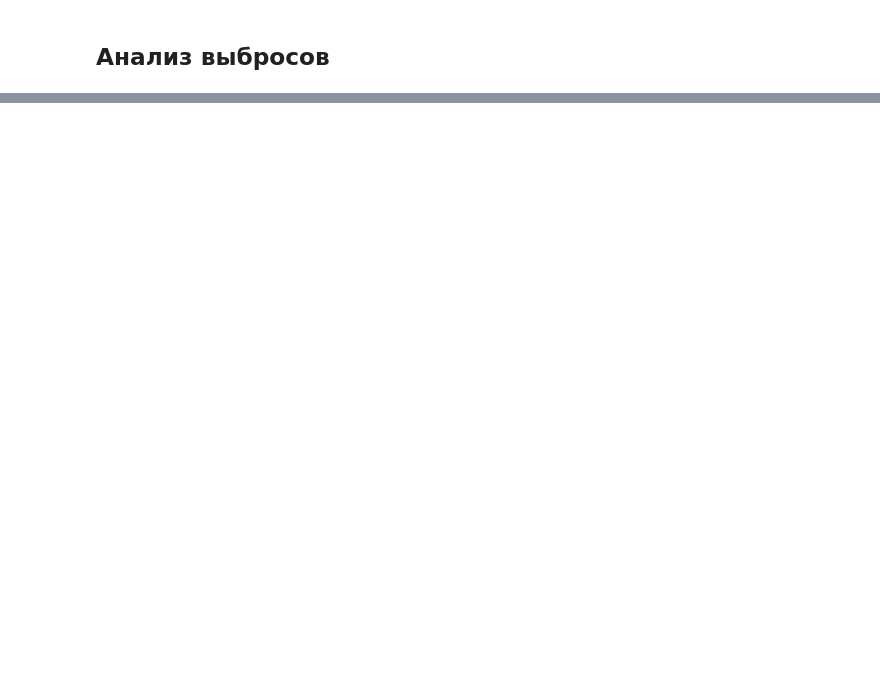
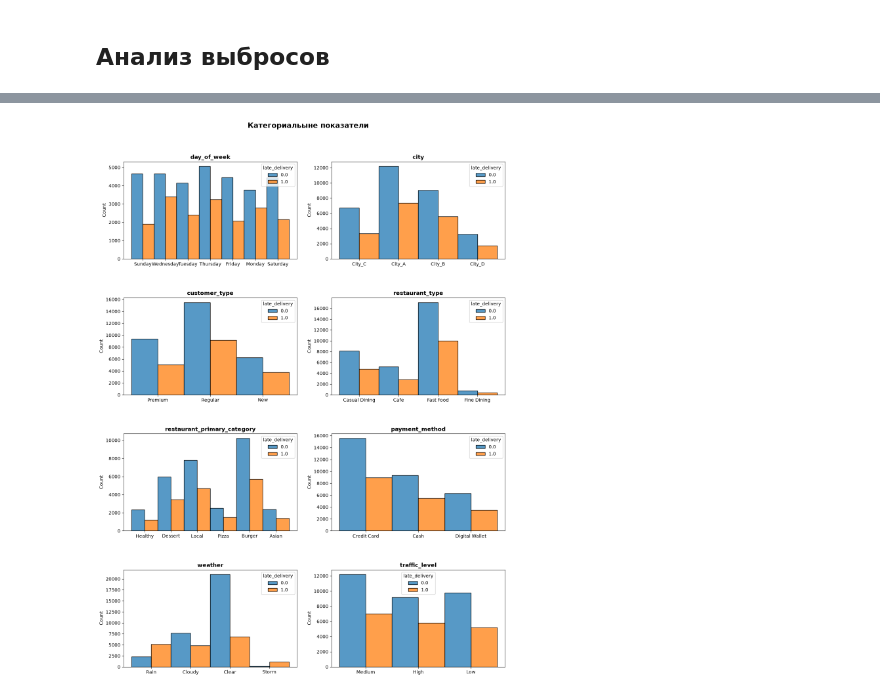
Before and after one commit to tomashovegor/project-practice-case-4, a Jupyter notebook: food_delivery_orders_dataset_analysis.ipynb, the cells around one changed output, grey strips where cells are left out. Cells and saved outputs as stored; diff of their text form; code cells hidden in the pictures; blank space fills up the shorter version.

```diff
--- a/food_delivery_orders_dataset_analysis.ipynb
+++ b/food_delivery_orders_dataset_analysis.ipynb
@@ -182,0 +413,36 @@ pd.DataFrame({
+# %%
+str_columns = [
+    'day_of_week',
+    'city',
+    'customer_type',
+    'restaurant_type',
+    'restaurant_primary_category',
+    'payment_method',
+    'weather',
+    'traffic_level',
+]
+
+fig, axes = plt.subplots(4, 2, figsize=(15, 20))
+axes = axes.flatten()
+
+for idx, col in enumerate(str_columns):
+    ax = axes[idx]
+    sns.histplot(
+        data=df,
+        x=col,
+        hue='late_delivery',
+        bins="auto",
+        multiple='dodge',
+        ax=ax
+    )
+    ax.set_xlabel('')
+    ax.set_title(col, fontsize=12, fontweight='bold')
+
+plt.suptitle('Категориальыне показатели', fontsize=16, fontweight='bold', y=.94)
+plt.subplots_adjust(
+    wspace=0.2,
+    hspace=0.4
+)
+plt.show()
+# %% [output]
+[figure, added]
```
Also changed, not shown: parts of 20 cells of this notebook.
